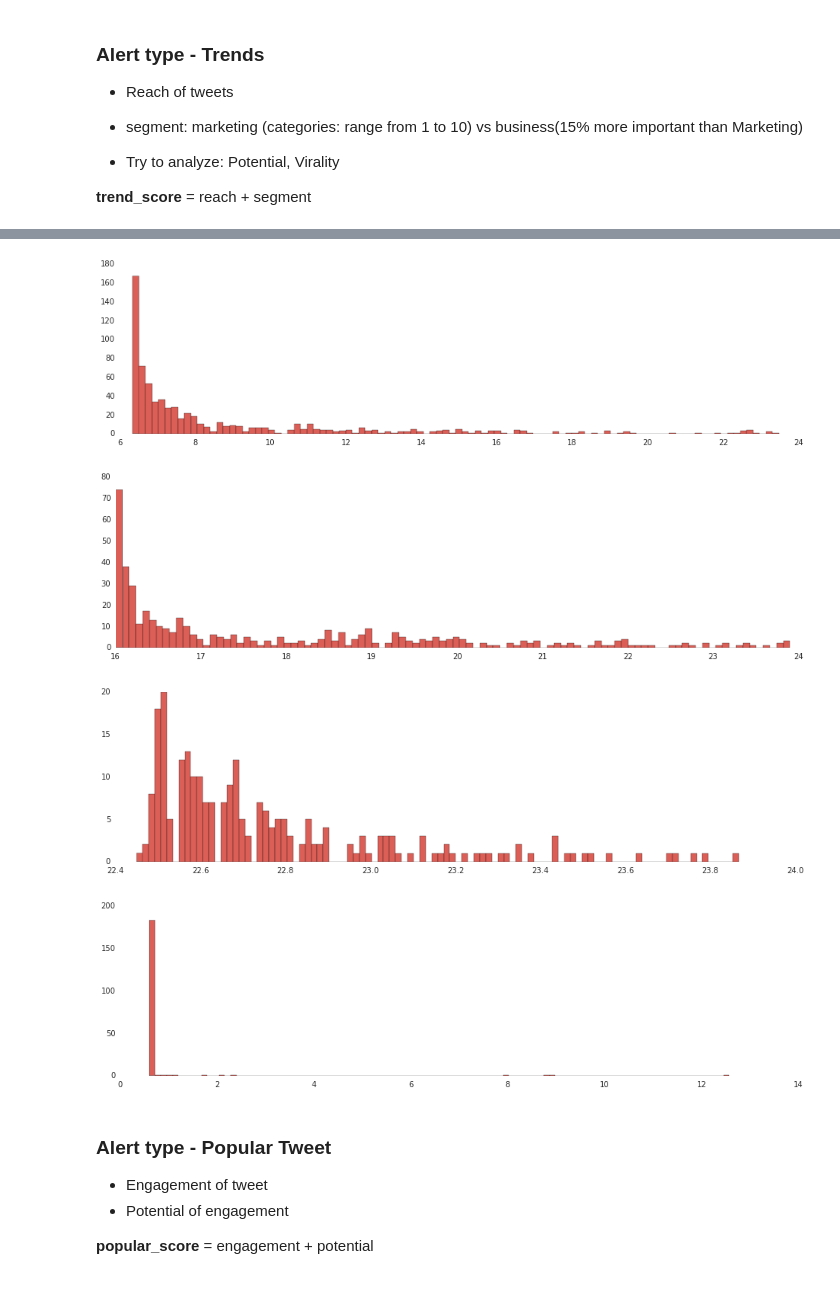
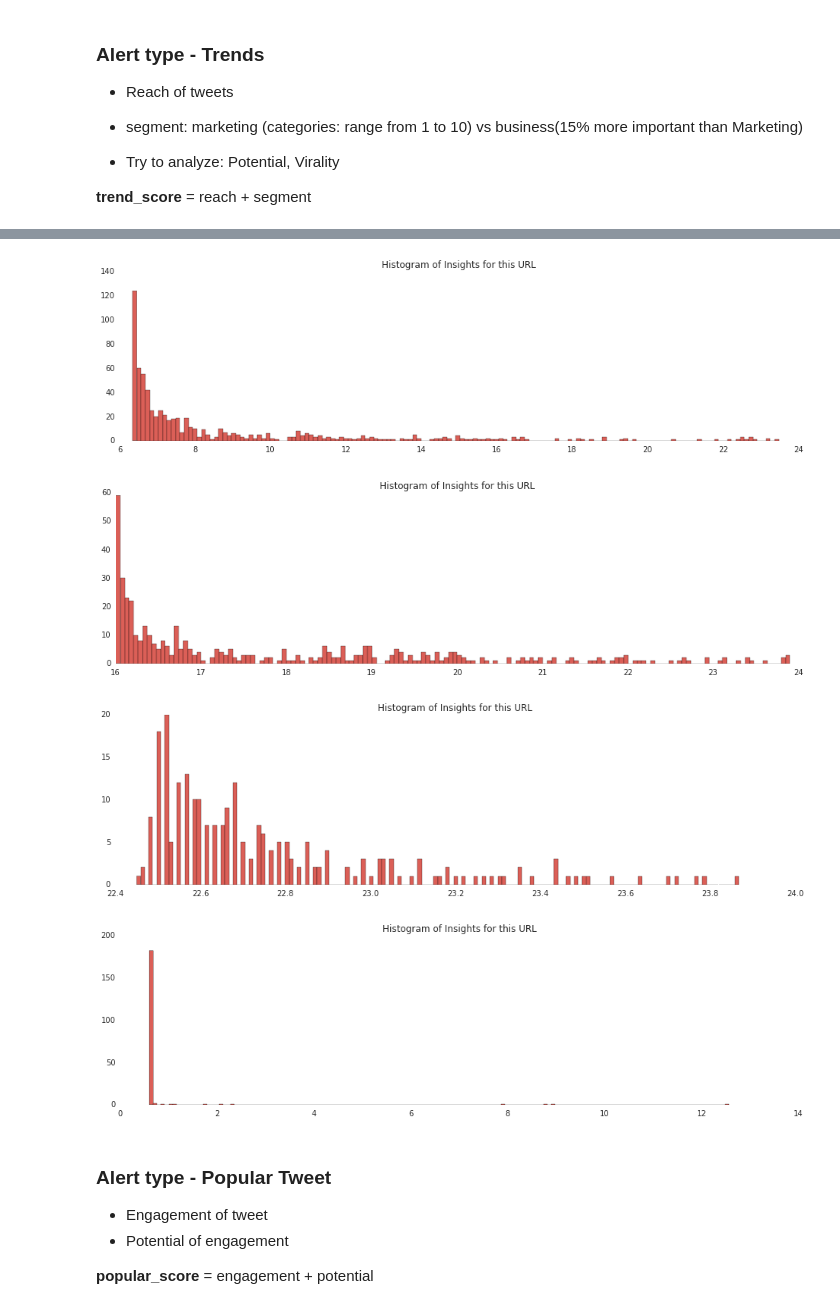
Before and after one commit to encorealerts/ipython-experiments, a Jupyter notebook: adornes/python_analysis_score_alerts.ipynb, the cells around one changed output, grey strips where cells are left out. Saved outputs shown, nothing was run; the diff lists cells and outputs as text; code cells hidden in the pictures.

```diff
--- a/adornes/python_analysis_score_alerts.ipynb
+++ b/adornes/python_analysis_score_alerts.ipynb
@@ -28,8 +31,8 @@ activities_cols_names = ["id","body", "country", "country_code", "place_type",
                        "replies_count", "in_reply_to_screen_name", "link"]
 # %%
 activities_relevant_cols = ["actor_id", "source", "share_count",
-                           "in_reply_to_native_id", "klout", "verb", "favorites_count",
-                           "replies_count"]
+                           "in_reply_to_native_id", "created_at", "klout",
+                           "verb", "favorites_count", "replies_count"]
 # %%
 activities = pd.read_csv('../../s3/2015-05-21-01-00-00-activities.csv',
                          header=None, parse_dates=True,
@@ -166,5 +171,5 @@ alerts.describe()
 # %%
-activities_urls = pd.read_csv('../../s3/activities_urls.csv', index_col="id")
+activities_urls = pd.read_csv('../../s3/activities_urls_trends.csv', index_col="id")
 activities_urls = activities_urls[activities_relevant_cols +["created_at","activities_count","expanded_url"]]
 activities_urls = activities_urls.sort("activities_count", ascending=False)
 activities_urls['created_at'] = pd.to_datetime(activities_urls['created_at'], format="%Y-%m-%d %H:%M:%S")
@@ -316,31 +420,34 @@ generate_influencer_score(activity_id=None, k=50, f=1000000, l=1000000, verb='sh
 # %%
 def plot_trend_histogram(url_param):
-    time_list = activities_urls[activities_urls["expanded_url"]==url_param]["created_at"].tolist()
+    insights_for_url = activities_urls[activities_urls["expanded_url"]==url_param]
 
+    time_list = insights_for_url["created_at"].tolist()
     numeric_time_list = map(lambda t: float(t.hour) + float(t.minute)/60, time_list)
 
-    plt.hist(numeric_time_list, 100)
+    sns.set_palette("hls")
+    plt.hist(numeric_time_list, 150)
     mpl.rc("figure", figsize=(16, 4))
+    plt.title("Histogram of Insights for this URL")
     plt.show()
-    # sns.set_palette("hls")
-    # mpl.rc("figure", figsize=(16, 4))
-    # sns.distplot(hour_list);
+
+#     mpl.rc("figure", figsize=(16, 4))
+#     sns.distplot(numeric_time_list, 150);
 
 plot_trend_histogram("http://twitter.com/footy_jokes/status/601331607371390976/photo/1")
 # %% [output]
-[figure, old version]
+[figure, new version]
 # %%
 plot_trend_histogram("http://www.manutd.com/en/tour%202015/news%20and%20features/2015/may/manchester%20united%20to%20face%20san%20jose%20earthquakes%20at%20california%20memorial%20stadium.aspx")
 # %% [output]
-[figure, old version]
+[figure, new version]
 # %%
 plot_trend_histogram("http://deadspin.com/lets-take-a-look-at-andrew-mccutchens-pay-stub-1706188663")
 # %% [output]
-[figure, old version]
+[figure, new version]
 # %%
 plot_trend_histogram("https://twitter.com/perla69biebs/status/601239506763649025/video/1")
 # %% [output]
-[figure, old version]
+[figure, new version]
 # %% [markdown]
 ### Alert type - Popular Tweet
 * Engagement of tweet
```
Also changed, not shown: parts of 15 cells of this notebook.
